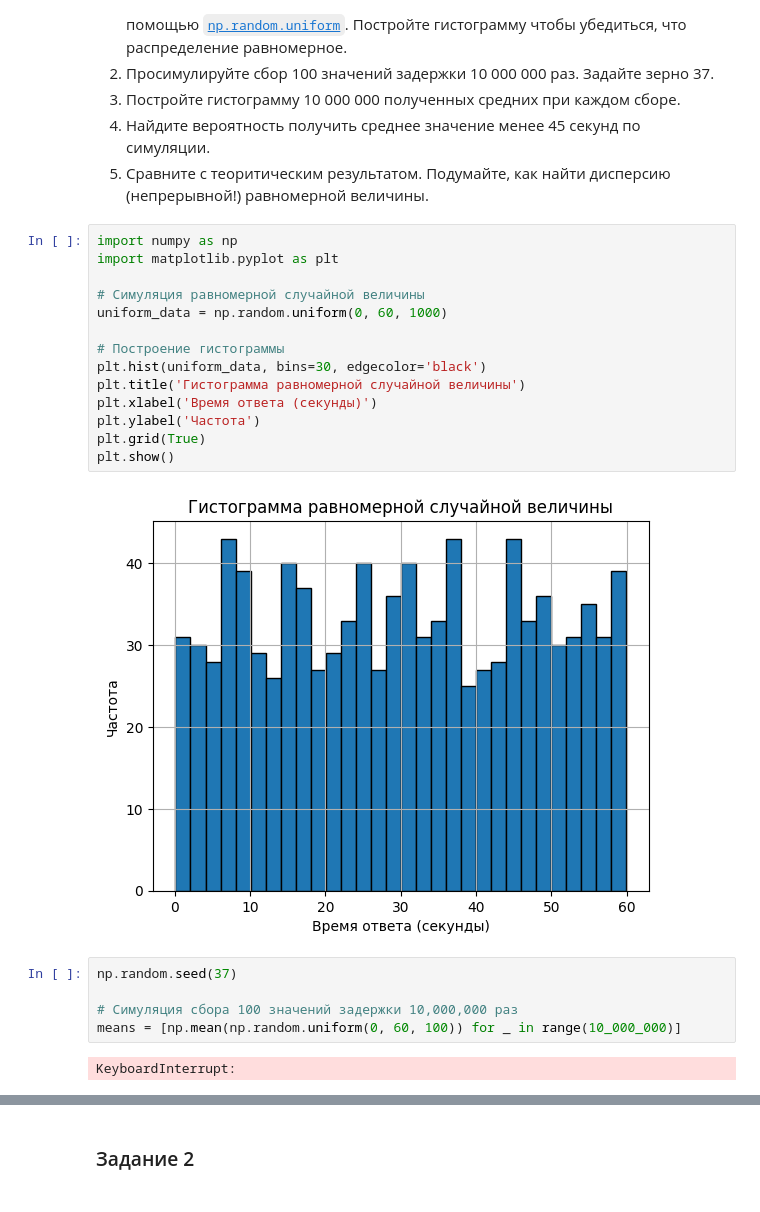
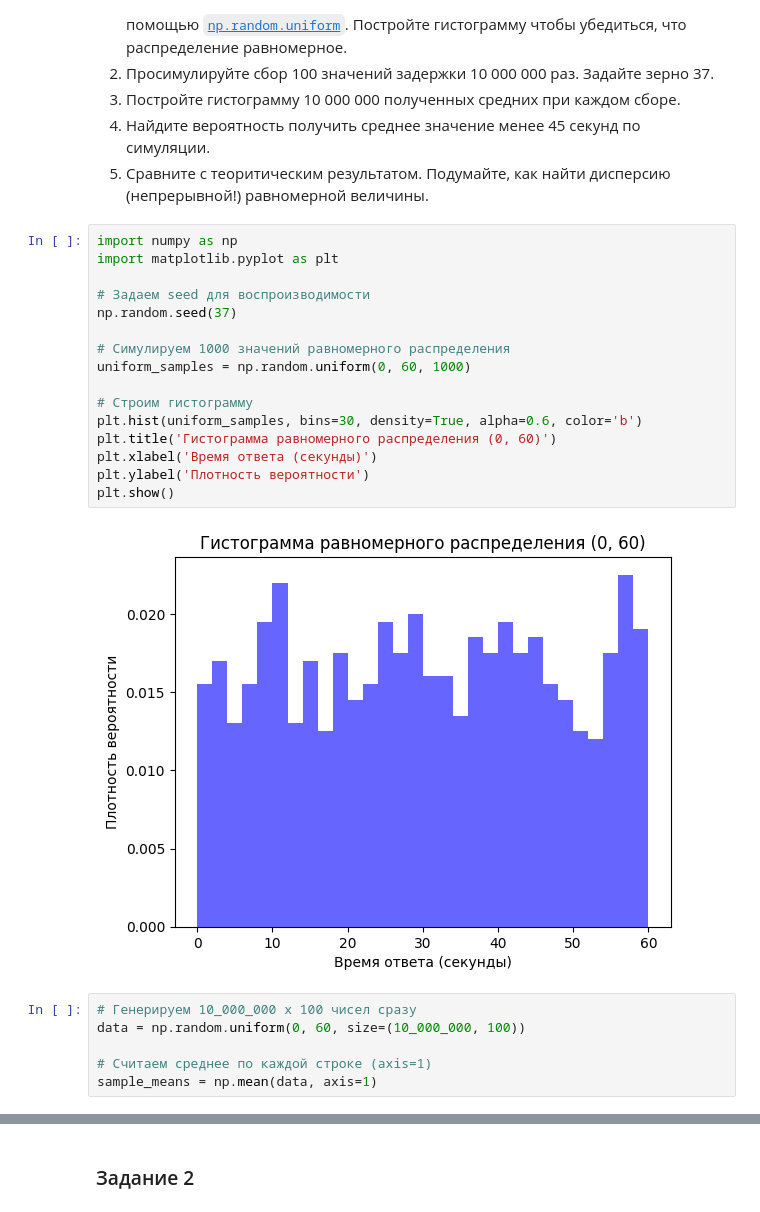
Before and after one commit to A-l-E-v/ML-Engineer, a Jupyter notebook: Math/11_4/11_4_syn_home_work_CLT.ipynb, the cells around one changed output, grey strips where cells are left out. Saved outputs shown, nothing was run; the diff lists cells and outputs as text.

```diff
--- a/Math/11_4/11_4_syn_home_work_CLT.ipynb
+++ b/Math/11_4/11_4_syn_home_work_CLT.ipynb
@@ -17,24 +17,25 @@
 # %%
 import numpy as np
 import matplotlib.pyplot as plt
 
-# Симуляция равномерной случайной величины
-uniform_data = np.random.uniform(0, 60, 1000)
+# Задаем seed для воспроизводимости
+np.random.seed(37)
 
-# Построение гистограммы
-plt.hist(uniform_data, bins=30, edgecolor='black')
-plt.title('Гистограмма равномерной случайной величины')
+# Симулируем 1000 значений равномерного распределения
+uniform_samples = np.random.uniform(0, 60, 1000)
+
+# Строим гистограмму
+plt.hist(uniform_samples, bins=30, density=True, alpha=0.6, color='b')
+plt.title('Гистограмма равномерного распределения (0, 60)')
 plt.xlabel('Время ответа (секунды)')
-plt.ylabel('Частота')
-plt.grid(True)
+plt.ylabel('Плотность вероятности')
 plt.show()
 # %% [output]
-[figure, old version]
+[figure, new version]
-# %%
-np.random.seed(37)
-
-# Симуляция сбора 100 значений задержки 10,000,000 раз
-means = [np.mean(np.random.uniform(0, 60, 100)) for _ in range(10_000_000)]
-# %% [output]
-KeyboardInterrupt:
+# %%
+# Генерируем 10_000_000 x 100 чисел сразу
+data = np.random.uniform(0, 60, size=(10_000_000, 100))
+
+# Считаем среднее по каждой строке (axis=1)
+sample_means = np.mean(data, axis=1)
 # %%
```
Also changed, not shown: parts of 9 cells of this notebook, 13 other files.
